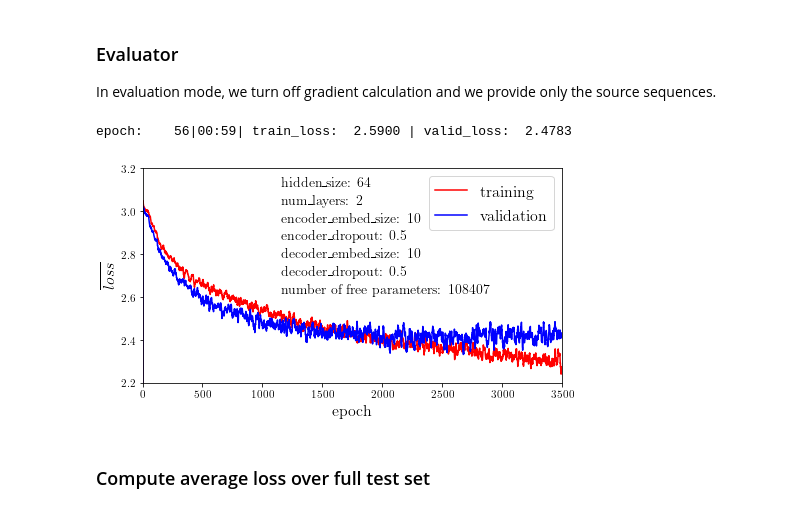
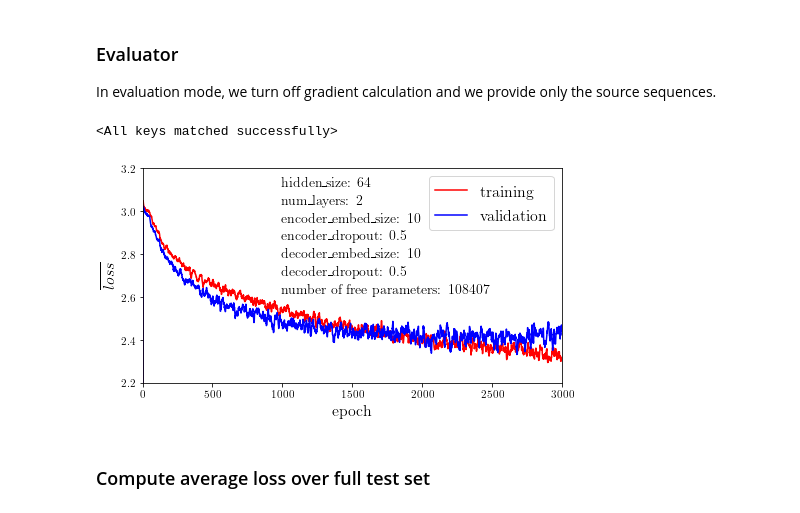
Before and after one commit to hbprosper/symbolic-ai, a Jupyter notebook: seq2seq_train.ipynb, the cells around one changed output. Cells and saved outputs as stored; diff of their text form; code cells hidden in the pictures.

```diff
--- a/seq2seq_train.ipynb
+++ b/seq2seq_train.ipynb
@@ -193,7 +194,7 @@ where $\sigma$ is a sigmoid and $\odot$ is the Hadamard product. The functions $
   * device - device on which to do calculations
 # %%
 HIDDEN_SIZE = 64        # size of vectors holding hidden and cell states
-NUM_LAYERS  =  4        # number of LSTM layers
+NUM_LAYERS  =  2        # number of LSTM layers
 
 ENCODER_EMBED_SIZE = 10 # dimension of token embedding space for encoder
 ENCODER_DROPOUT    = 0.5# probability to zero out a node
@@ -201,7 +202,7 @@ ENCODER_DROPOUT    = 0.5# probability to zero out a node
 DECODER_EMBED_SIZE = 10 # dimension of token embedding space for decoder
 DECODER_DROPOUT    = 0.5# probability to zero out a node
 
-CLIP    =   1   # prevent gradients from exploding!
+CLIP    =   1   # prevent gradients from becoming too large!
 N_EPOCHS= 500   # default number of epochs
 
 SOS     = db.y_token2index['\t'] # Start-Of-Sequence
@@ -659,18 +660,19 @@ def train_me_record_loss(model_file, loss_file,
 
     print('\ndone!')
 # %%
-model_count = 1
+model_count = 0
 model_file  = '%s/seq2seq_model_%2.2d.pth'  % (BASE, model_count)
 loss_file   = '%s/seq2seq_losses_%2.2d.txt' % (BASE, model_count)
 # %%
 # training!
-n_epochs = 1100 # number of times through training data
+n_epochs = 500 # number of times through training data
 
-model.load_state_dict(torch.load(model_file))
+model.load_state_dict(torch.load(model_file,
+                                 map_location=torch.device('cpu')))
 
-train_me_record_loss(model_file, loss_file, n_epochs)
+#train_me_record_loss(model_file, loss_file, n_epochs)
 # %% [output]
-epoch:    56|00:59| train_loss:  2.5900 | valid_loss:  2.4783
+<All keys matched successfully>
 # %%
 # update fonts
 FONTSIZE = 16
@@ -735,35 +737,35 @@ def plot_losses(loss_file, plot_file='fig_losses.pdf',
     fsize = 14
 
     ax.text(xpos, ypos, 'hidden\_size: %4d' % hidden_size,
             fontsize=fsize); ypos -= ystep
 
     ax.text(xpos, ypos, 'num\_layers: %4d' % num_layers,
             fontsize=fsize); ypos -= ystep
 
     ax.text(xpos, ypos, 'encoder\_embed\_size: %4d'%encoder_embed_size,
             fontsize=fsize); ypos -= ystep
 
     ax.text(xpos, ypos, 'encoder\_dropout: %4.1f' % encoder_dropout,
             fontsize=fsize); ypos -= ystep
 
     ax.text(xpos, ypos, 'decoder\_embed\_size: %4d'%decoder_embed_size,
             fontsize=fsize); ypos -= ystep
 
     ax.text(xpos, ypos, 'decoder\_dropout: %4.1f' % decoder_dropout,
             fontsize=fsize); ypos -= ystep
 
     ax.text(xpos, ypos, 'number of free parameters: %7d'%num_parameters,
             fontsize=fsize); ypos -= ystep
 
     fig.tight_layout()
     plt.savefig(plot_file)
     plt.show()
 
 plot_file   = '%s/seq2seq_losses_%2.2d_fig.pdf' % (BASE, model_count)
 plot_losses(loss_file, plot_file=plot_file,
-            xlimits=(0, 3500), ylimits=(2.2, 3.2))
+            xlimits=(0, 3000), ylimits=(2.2, 3.2))
 # %% [output]
-[figure, old version]
+[figure, new version]
 # %% [markdown]
 ### Compute average loss over full test set
 # %%
```
Also changed, not shown: parts of 14 cells of this notebook.
